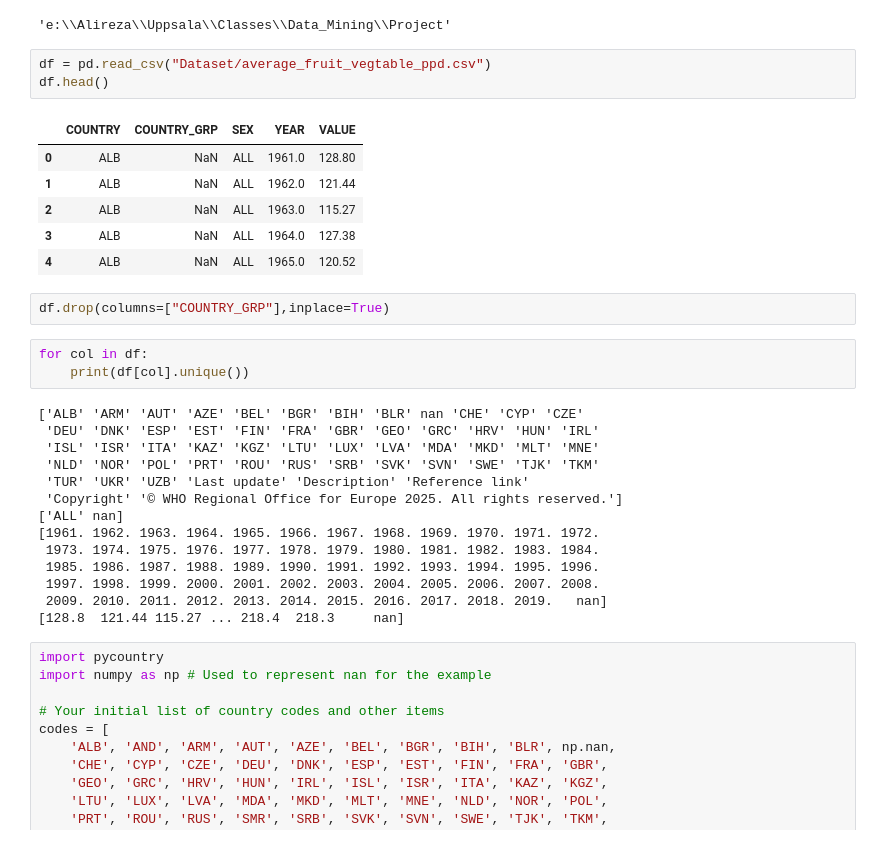
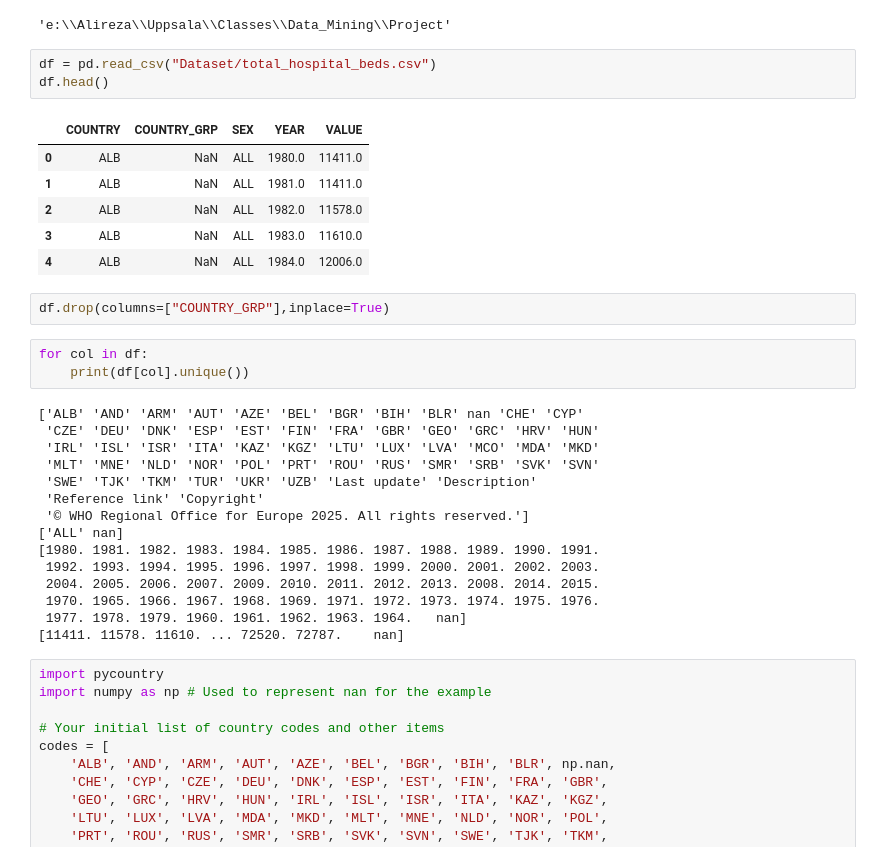
Before and after one commit to alireza1420/Datamining-UU, a Jupyter notebook: preprocessing_general.ipynb, the cells around one changed output. Drawn from its saved outputs; the diff is of its cells as text.

```diff
--- a/preprocessing_general.ipynb
+++ b/preprocessing_general.ipynb
@@ -7,34 +7,35 @@ os.path.abspath(os.getcwd())
 # %% [output]
 'e:\\Alireza\\Uppsala\\Classes\\Data_Mining\\Project'
 # %%
-df = pd.read_csv("Dataset/average_fruit_vegtable_ppd.csv")
+df = pd.read_csv("Dataset/total_hospital_beds.csv")
 df.head()
 # %% [output]
 |  | COUNTRY | COUNTRY_GRP | SEX | YEAR | VALUE |
-| 0 | ALB | NaN | ALL | 1961.0 | 128.80 |
-| 1 | ALB | NaN | ALL | 1962.0 | 121.44 |
-| 2 | ALB | NaN | ALL | 1963.0 | 115.27 |
-| 3 | ALB | NaN | ALL | 1964.0 | 127.38 |
-| 4 | ALB | NaN | ALL | 1965.0 | 120.52 |
+| 0 | ALB | NaN | ALL | 1980.0 | 11411.0 |
+| 1 | ALB | NaN | ALL | 1981.0 | 11411.0 |
+| 2 | ALB | NaN | ALL | 1982.0 | 11578.0 |
+| 3 | ALB | NaN | ALL | 1983.0 | 11610.0 |
+| 4 | ALB | NaN | ALL | 1984.0 | 12006.0 |
 # %%
 df.drop(columns=["COUNTRY_GRP"],inplace=True)
 # %%
 for col in df:
     print(df[col].unique())
 # %% [output]
-['ALB' 'ARM' 'AUT' 'AZE' 'BEL' 'BGR' 'BIH' 'BLR' nan 'CHE' 'CYP' 'CZE'
- 'DEU' 'DNK' 'ESP' 'EST' 'FIN' 'FRA' 'GBR' 'GEO' 'GRC' 'HRV' 'HUN' 'IRL'
- 'ISL' 'ISR' 'ITA' 'KAZ' 'KGZ' 'LTU' 'LUX' 'LVA' 'MDA' 'MKD' 'MLT' 'MNE'
- 'NLD' 'NOR' 'POL' 'PRT' 'ROU' 'RUS' 'SRB' 'SVK' 'SVN' 'SWE' 'TJK' 'TKM'
- 'TUR' 'UKR' 'UZB' 'Last update' 'Description' 'Reference link'
- 'Copyright' '© WHO Regional Office for Europe 2025. All rights reserved.']
+['ALB' 'AND' 'ARM' 'AUT' 'AZE' 'BEL' 'BGR' 'BIH' 'BLR' nan 'CHE' 'CYP'
+ 'CZE' 'DEU' 'DNK' 'ESP' 'EST' 'FIN' 'FRA' 'GBR' 'GEO' 'GRC' 'HRV' 'HUN'
+ 'IRL' 'ISL' 'ISR' 'ITA' 'KAZ' 'KGZ' 'LTU' 'LUX' 'LVA' 'MCO' 'MDA' 'MKD'
+ 'MLT' 'MNE' 'NLD' 'NOR' 'POL' 'PRT' 'ROU' 'RUS' 'SMR' 'SRB' 'SVK' 'SVN'
+ 'SWE' 'TJK' 'TKM' 'TUR' 'UKR' 'UZB' 'Last update' 'Description'
+ 'Reference link' 'Copyright'
+ '© WHO Regional Office for Europe 2025. All rights reserved.']
 ['ALL' nan]
-[1961. 1962. 1963. 1964. 1965. 1966. 1967. 1968. 1969. 1970. 1971. 1972.
- 1973. 1974. 1975. 1976. 1977. 1978. 1979. 1980. 1981. 1982. 1983. 1984.
- 1985. 1986. 1987. 1988. 1989. 1990. 1991. 1992. 1993. 1994. 1995. 1996.
- 1997. 1998. 1999. 2000. 2001. 2002. 2003. 2004. 2005. 2006. 2007. 2008.
- 2009. 2010. 2011. 2012. 2013. 2014. 2015. 2016. 2017. 2018. 2019.   nan]
-[128.8  121.44 115.27 ... 218.4  218.3     nan]
+[1980. 1981. 1982. 1983. 1984. 1985. 1986. 1987. 1988. 1989. 1990. 1991.
+ 1992. 1993. 1994. 1995. 1996. 1997. 1998. 1999. 2000. 2001. 2002. 2003.
+ 2004. 2005. 2006. 2007. 2009. 2010. 2011. 2012. 2013. 2008. 2014. 2015.
+ 1970. 1965. 1966. 1967. 1968. 1969. 1971. 1972. 1973. 1974. 1975. 1976.
+ 1977. 1978. 1979. 1960. 1961. 1962. 1963. 1964.   nan]
+[11411. 11578. 11610. ... 72520. 72787.    nan]
 # %%
 import pycountry
 import numpy as np # Used to represent nan for the example
```
Also changed, not shown: parts of 5 cells of this notebook, 1 other file.
